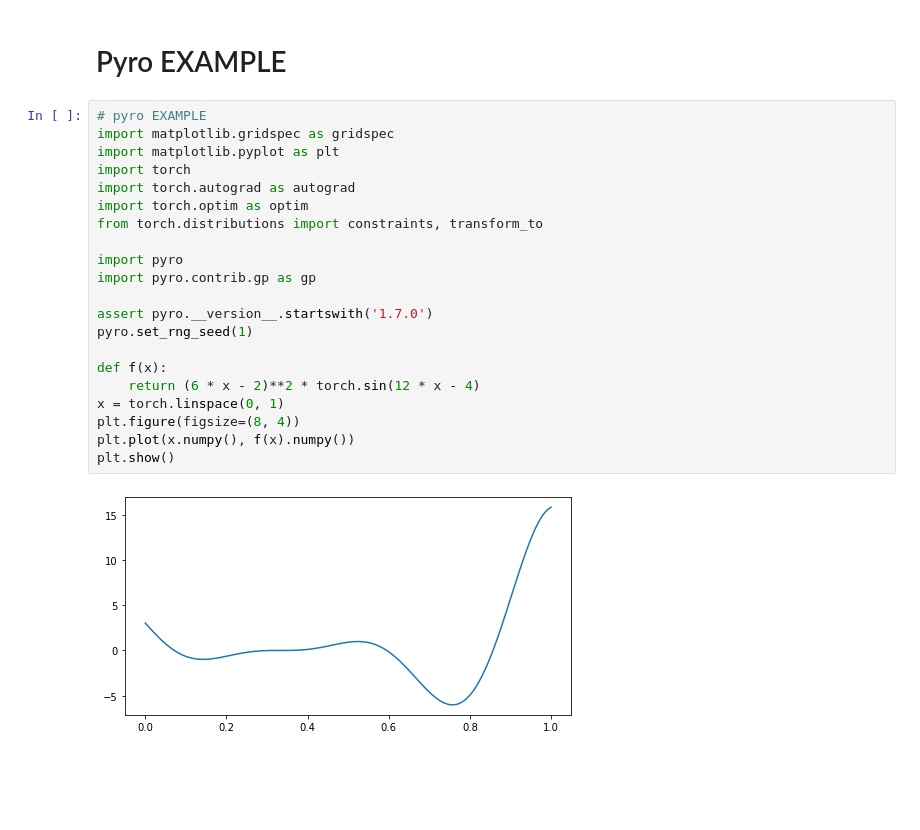
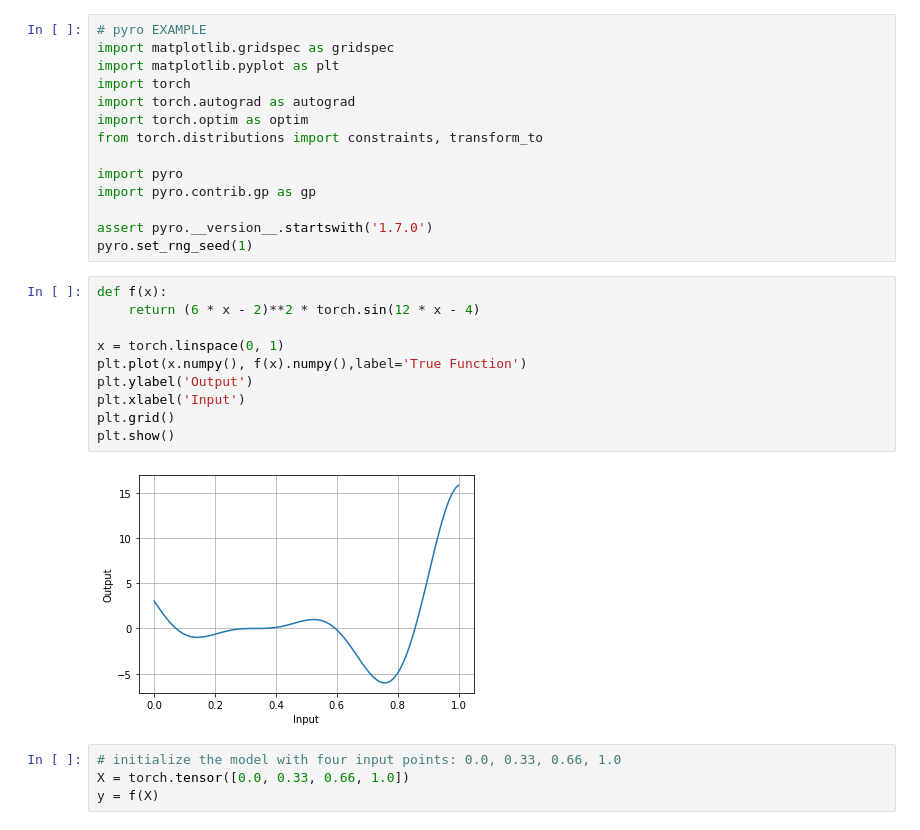
Before and after one commit to Demirrr/Fundamentals, a Jupyter notebook: 1.Machine_Learning/9.Bayesian_Optimization.ipynb, the cells around one changed output. Cells and saved outputs as stored; diff of their text form; blank space fills up the shorter version.

```diff
--- a/1.Machine_Learning/9.Bayesian_Optimization.ipynb
+++ b/1.Machine_Learning/9.Bayesian_Optimization.ipynb
@@ -23,5 +26,3 @@ TODOs:
-# %% [markdown]
-# Pyro EXAMPLE
 # %%
 # pyro EXAMPLE
 import matplotlib.gridspec as gridspec
@@ -36,12 +37,19 @@ import pyro.contrib.gp as gp
 
 assert pyro.__version__.startswith('1.7.0')
 pyro.set_rng_seed(1)
-
-def f(x):
-    return (6 * x - 2)**2 * torch.sin(12 * x - 4)
-x = torch.linspace(0, 1)
-plt.figure(figsize=(8, 4))
-plt.plot(x.numpy(), f(x).numpy())
-plt.show()
-# %% [output]
-[figure, removed]
+# %%
+def f(x):
+    return (6 * x - 2)**2 * torch.sin(12 * x - 4)
+
+x = torch.linspace(0, 1)
+plt.plot(x.numpy(), f(x).numpy(),label='True Function')
+plt.ylabel('Output')
+plt.xlabel('Input')
+plt.grid()
+plt.show()
+# %% [output]
+[figure, added]
+# %%
+# initialize the model with four input points: 0.0, 0.33, 0.66, 1.0
+X = torch.tensor([0.0, 0.33, 0.66, 1.0])
+y = f(X)
```
Also changed, not shown: parts of 12 cells of this notebook, 5 other files.
